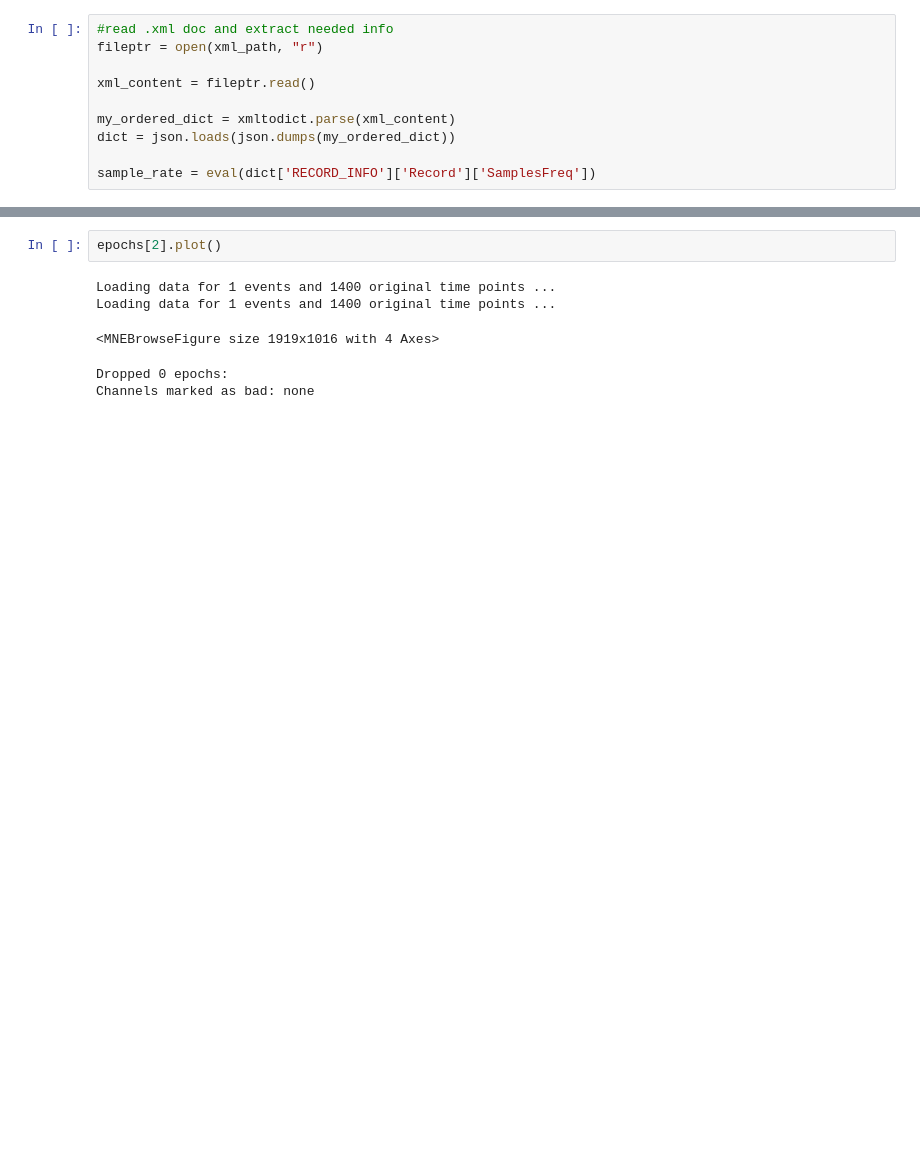
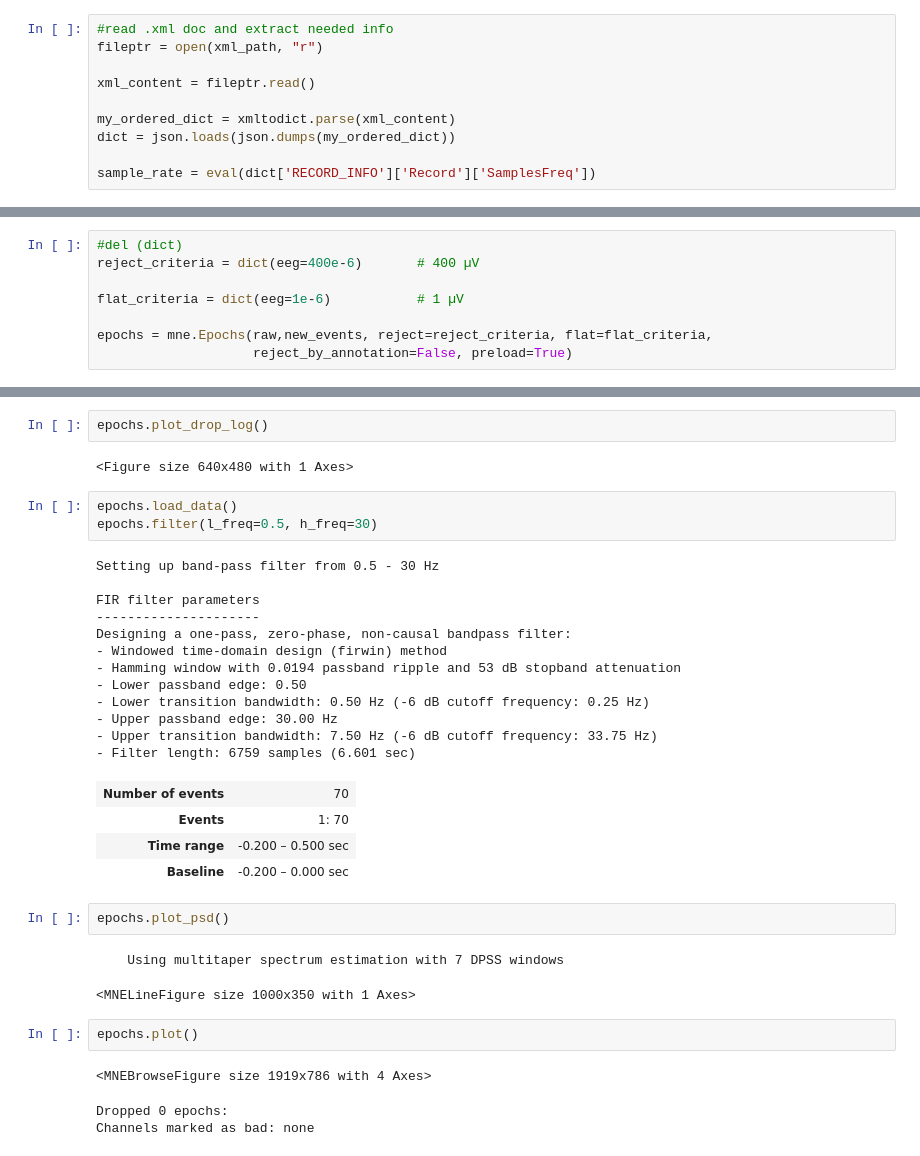
Before and after one commit to lkh9908/eeg-evaluation, a Jupyter notebook: evaluator.ipynb, the cells around one changed output, grey strips where cells are left out. Cells and saved outputs as stored; diff of their text form; blank space fills up the shorter version.

```diff
--- a/evaluator.ipynb
+++ b/evaluator.ipynb
@@ -133,0 +161,8 @@ Channels marked as bad: none
+# %%
+#del (dict)
+reject_criteria = dict(eeg=400e-6)       # 400 µV
+
+flat_criteria = dict(eeg=1e-6)           # 1 µV
+
+epochs = mne.Epochs(raw,new_events, reject=reject_criteria, flat=flat_criteria,
+                    reject_by_annotation=False, preload=True)
@@ -134,8 +187,35 @@ Channels marked as bad: none
+# %%
+epochs.plot_drop_log()
+# %% [output]
+<Figure size 640x480 with 1 Axes>
+# %%
+epochs.load_data()
+epochs.filter(l_freq=0.5, h_freq=30)
+# %% [output]
+Setting up band-pass filter from 0.5 - 30 Hz
+
+FIR filter parameters
+---------------------
+Designing a one-pass, zero-phase, non-causal bandpass filter:
+- Windowed time-domain design (firwin) method
+- Hamming window with 0.0194 passband ripple and 53 dB stopband attenuation
+- Lower passband edge: 0.50
+- Lower transition bandwidth: 0.50 Hz (-6 dB cutoff frequency: 0.25 Hz)
+- Upper passband edge: 30.00 Hz
+- Upper transition bandwidth: 7.50 Hz (-6 dB cutoff frequency: 33.75 Hz)
+- Filter length: 6759 samples (6.601 sec)
+| Number of events | 70 |
+| Events | 1: 70 |
+| Time range | -0.200 – 0.500 sec |
+| Baseline | -0.200 – 0.000 sec |
+# %%
+epochs.plot_psd()
+# %% [output]
+    Using multitaper spectrum estimation with 7 DPSS windows
+<MNELineFigure size 1000x350 with 1 Axes>
 # %%
-epochs[2].plot()
+epochs.plot()
 # %% [output]
-Loading data for 1 events and 1400 original time points ...
-Loading data for 1 events and 1400 original time points ...
+<MNEBrowseFigure size 1919x786 with 4 Axes>
-<MNEBrowseFigure size 1919x1016 with 4 Axes>
+Dropped 0 epochs:
+Channels marked as bad: none
-Dropped 0 epochs:
-Channels marked as bad: none
```
Also changed, not shown: parts of 19 cells of this notebook, 6 other files.
